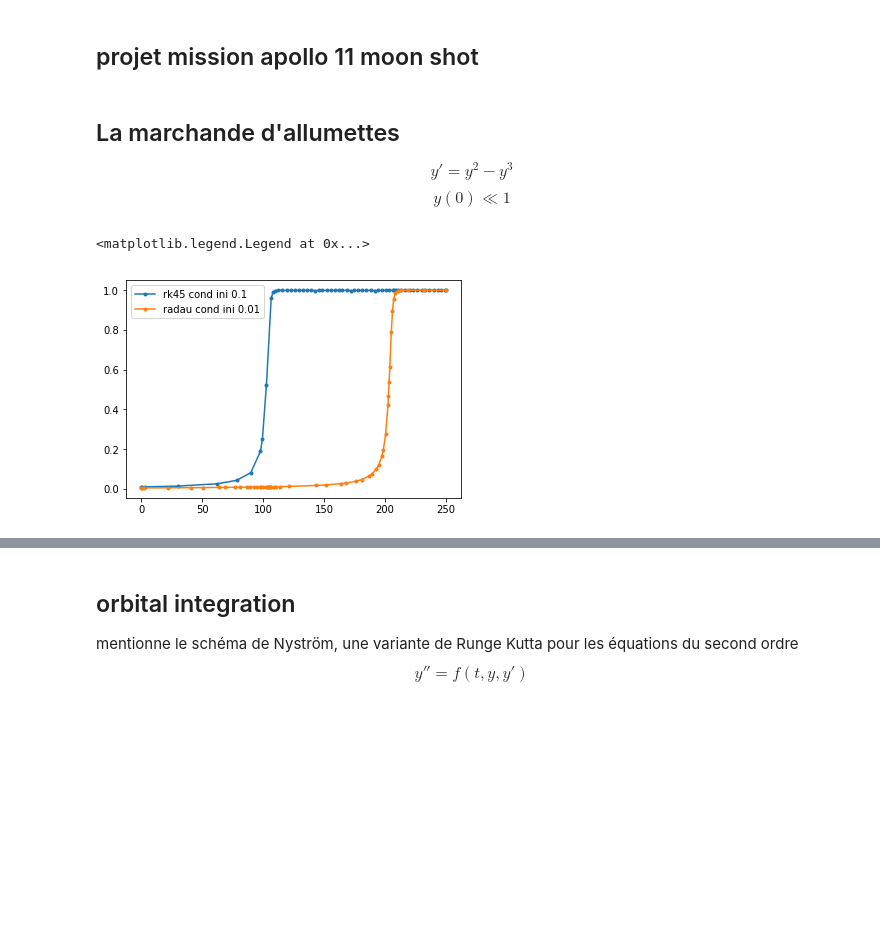
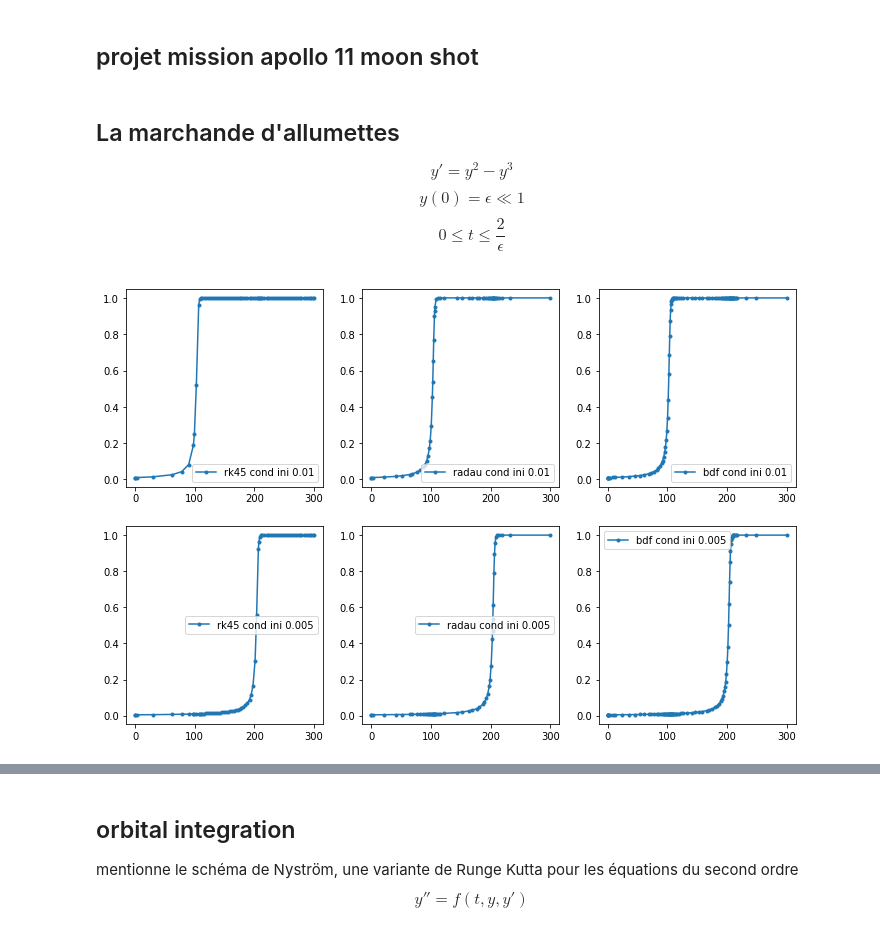
Before and after one commit to azerad/labomathedo, a Jupyter notebook: labomathedo.ipynb, the cells around one changed output, grey strips where cells are left out. Drawn from its saved outputs; the diff is of its cells as text; code cells hidden in the pictures; blank space fills up the shorter version.

```diff
--- a/labomathedo.ipynb
+++ b/labomathedo.ipynb
@@ -326,27 +329,43 @@ exemple de l'oscillateur harmonique numérique.
 # %% [markdown]
 ## La marchande d'allumettes
 $$y'= y^2- y^3$$
-$$y(0)\ll 1$$
+$$y(0)=\epsilon \ll 1$$
+ $$0\leq t \leq \frac{2}{\epsilon}$$
 # %%
 def allum(t, y):
     return y**2 - y**3
 
-sol = solve_ivp(allum, [0, 250], [0.01,0.005])
-solradau = solve_ivp(allum, [0, 250], [0.01,0.005],method='Radau')
-#solbdf = solve_ivp(allum, [0, 250], [0.01,0.005],method='BDF')
-# intervalle de temps =[0,250]
+sol = solve_ivp(allum, [0, 300], [0.01,0.005])
+solradau = solve_ivp(allum, [0, 300], [0.01,0.005],method='Radau')
+solbdf = solve_ivp(allum, [0, 300], [0.01,0.005],method='BDF')
+# intervalle de temps =[0,300]
 # condition initiales= 0.01, 0.005
 #print(sol.t)
 #print(sol.y)
-plt.plot(sol.t,sol.y[0],'.-',label='rk45 cond ini 0.1')
-#plt.plot(sol.t,sol.y[1],'.-', label='rk45 cond ini 0.01')
-#plt.legend(['condition intiale 0.1', 'condition initiale 0.01'])
-#plt.plot(solradau.t,solradau.y[0],'.-', label='radau cond ini 0.1')
-plt.plot(solradau.t,solradau.y[1],'.-', label='radau cond ini 0.01')
+%matplotlib inline
+fig2 = plt.figure(figsize=(12, 8))
+plt.subplot(231)
+plt.plot(sol.t,sol.y[0],'.-',label='rk45 cond ini 0.01')
 plt.legend(loc='best')
+plt.subplot(234)
+plt.plot(sol.t,sol.y[1],'.-', label='rk45 cond ini 0.005')
+plt.legend(loc='best')
+plt.subplot(232)
+plt.plot(solradau.t,solradau.y[0],'.-', label='radau cond ini 0.01')
+plt.legend(loc='best')
+plt.subplot(235)
+plt.plot(solradau.t,solradau.y[1],'.-', label='radau cond ini 0.005')
+plt.legend(loc='best')
+plt.subplot(233)
+plt.plot(solbdf.t,solbdf.y[0],'.-', label='bdf cond ini 0.01')
+plt.legend(loc='best')
+plt.subplot(236)
+plt.plot(solbdf.t,solbdf.y[1],'.-', label='bdf cond ini 0.005')
+plt.legend(loc='best')
+
+fig2.savefig("allumette.pdf", format='pdf')
 # %% [output]
-<matplotlib.legend.Legend at 0x...>
-[figure, old version]
+[figure, new version]
 # %%
 url="https://hackernoon.com/you-can-get-the-source-code-for-apollo-11-and-take-a-course-on-it-0y99382u"
 IFrame(url,width=800, height=600)
```
Also changed, not shown: parts of 2 cells of this notebook.
